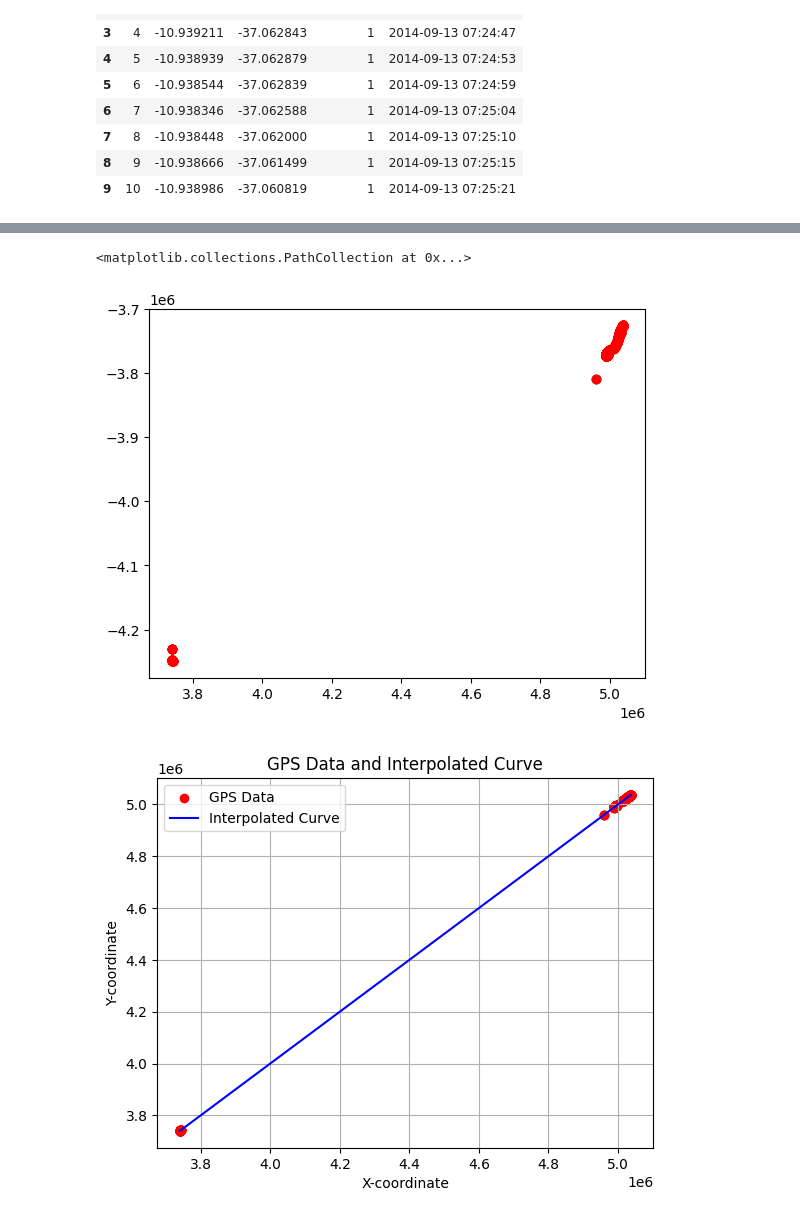
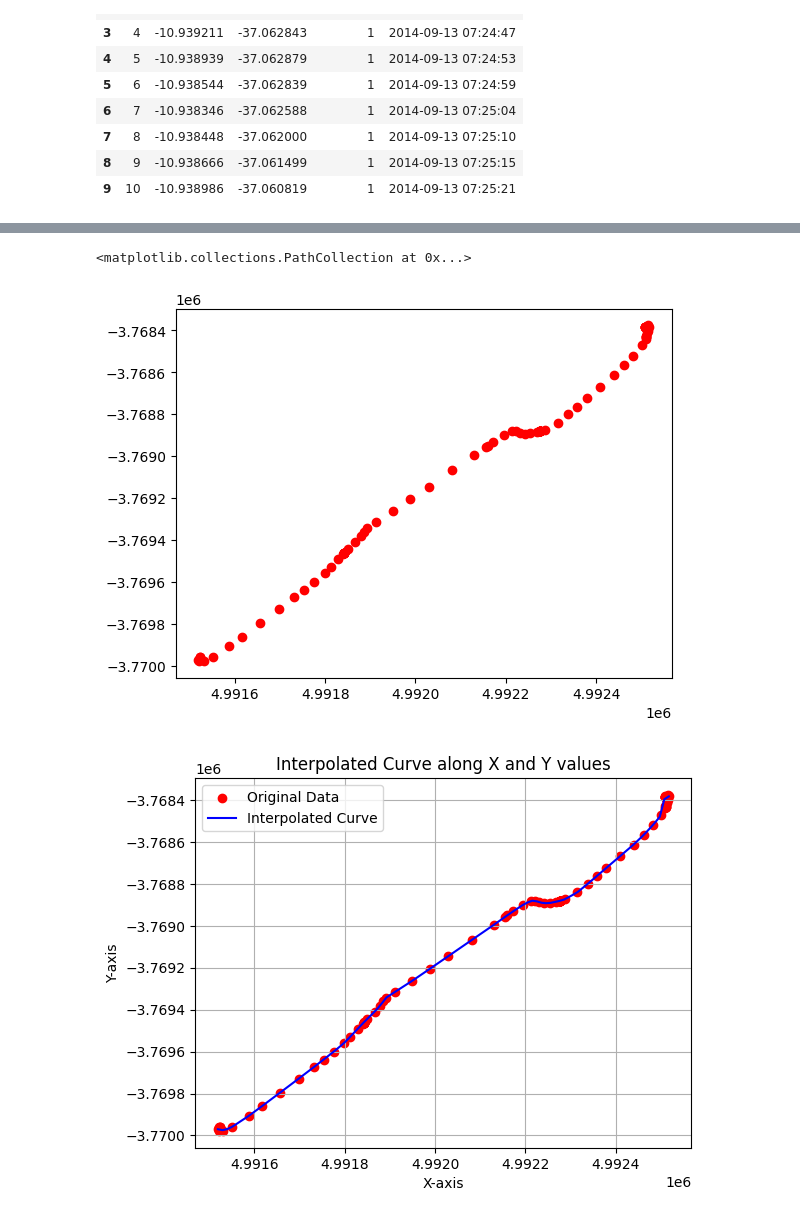
Before and after one commit to bryaanabraham/Wandering_Guardian, a Jupyter notebook: Sample Curve Fitting.ipynb, the cells around one changed output, grey strips where cells are left out. Saved outputs shown, nothing was run; the diff lists cells and outputs as text; code cells hidden in the pictures.

```diff
--- a/Sample Curve Fitting.ipynb
+++ b/Sample Curve Fitting.ipynb
@@ -5,6 +5,7 @@ import pandas as pd
 
 df = pd.read_csv("go_track_trackspoints.csv")
 df.dropna(how='all', inplace=True)
+df = df[df['track_id'] == 1]
 df.head(10)
 # %% [output]
 |  | id | latitude | longitude | track_id | time |
@@ -57,41 +58,40 @@ df.head(100)
 # %%
+import matplotlib.pyplot as plt
 plt.scatter(df['x'], df['y'], label='GPS Data', color='red')
 # %% [output]
 <matplotlib.collections.PathCollection at 0x...>
-[figure, old version]
+[figure, new version]
 # %%
 import numpy as np
 import matplotlib.pyplot as plt
 from scipy.interpolate import interp1d
 
-# Assuming gps_data is a list of tuples (x, y) representing GPS coordinates
-# Relative to the "home" location
-gps_data = (df['x'], df['y'])  # Corrected tuple format
+# Assuming df is your DataFrame containing columns: 'id', 'x', 'y'
+# Sort the DataFrame based on the 'id' column
+df_sorted = df.sort_values(by='id')
 
+# Extract x and y coordinates
+x_coords = df_sorted['x']
+y_coords = df_sorted['y']
 
-# Remove duplicate x coordinates
-unique_indices = np.unique(df['x'], return_index=True)[1]
-x_coords_unique = df['x'][unique_indices]
-y_coords_unique = df['x'][unique_indices]
-
-# Perform cubic spline interpolation
-spline_func = interp1d(x_coords_unique, y_coords_unique)
+# Perform linear interpolation
+interp_func = interp1d(x_coords, y_coords, kind='linear')
 
 # Generate a set of interpolated points along the curve
-interpolated_x = np.linspace(min(x_coords_unique), max(x_coords_unique), num=100)
-interpolated_y = spline_func(interpolated_x)
+interpolated_x = np.linspace(min(x_coords), max(x_coords), num=100)
+interpolated_y = interp_func(interpolated_x)
 
-# Plot the original GPS data points
-plt.scatter(x_coords_unique, y_coords_unique, label='GPS Data', color='red')
+# Plot the original data points
+plt.scatter(x_coords, y_coords, label='Original Data', color='red')
 
 # Plot the interpolated curve
 plt.plot(interpolated_x, interpolated_y, label='Interpolated Curve', color='blue')
 
-plt.xlabel('X-coordinate')
-plt.ylabel('Y-coordinate')
-plt.title('GPS Data and Interpolated Curve')
+plt.xlabel('X-axis')
+plt.ylabel('Y-axis')
+plt.title('Interpolated Curve along X and Y values')
 plt.legend()
 plt.grid(True)
 plt.show()
 # %% [output]
-[figure, old version]
+[figure, new version]
```
Also changed, not shown: parts of 1 cell of this notebook.
